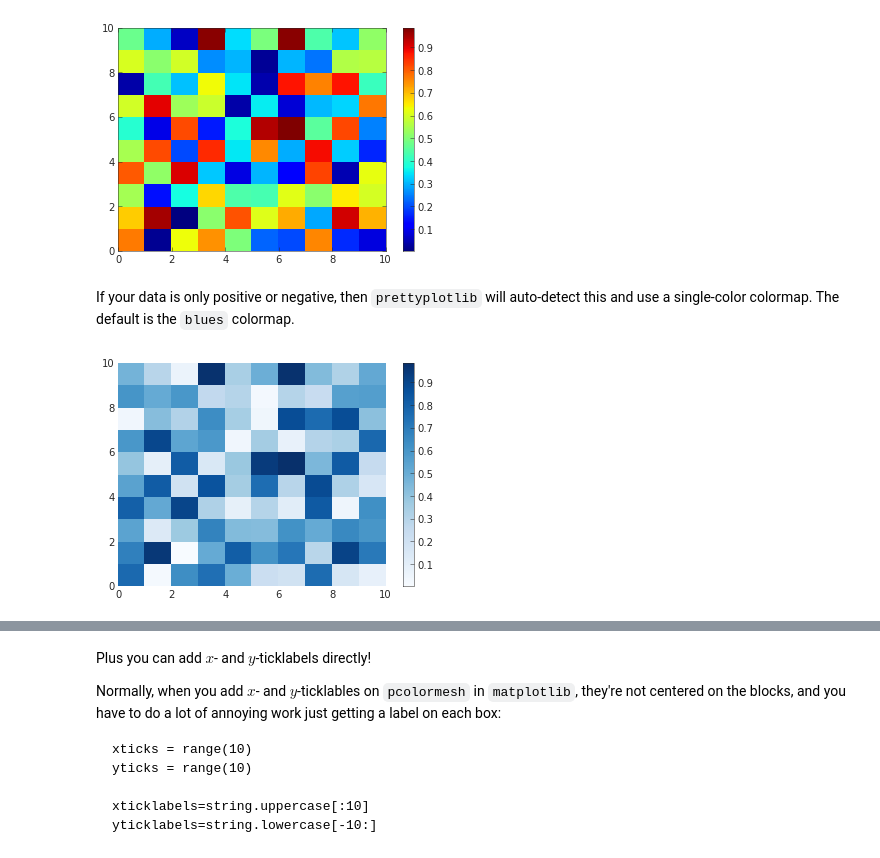
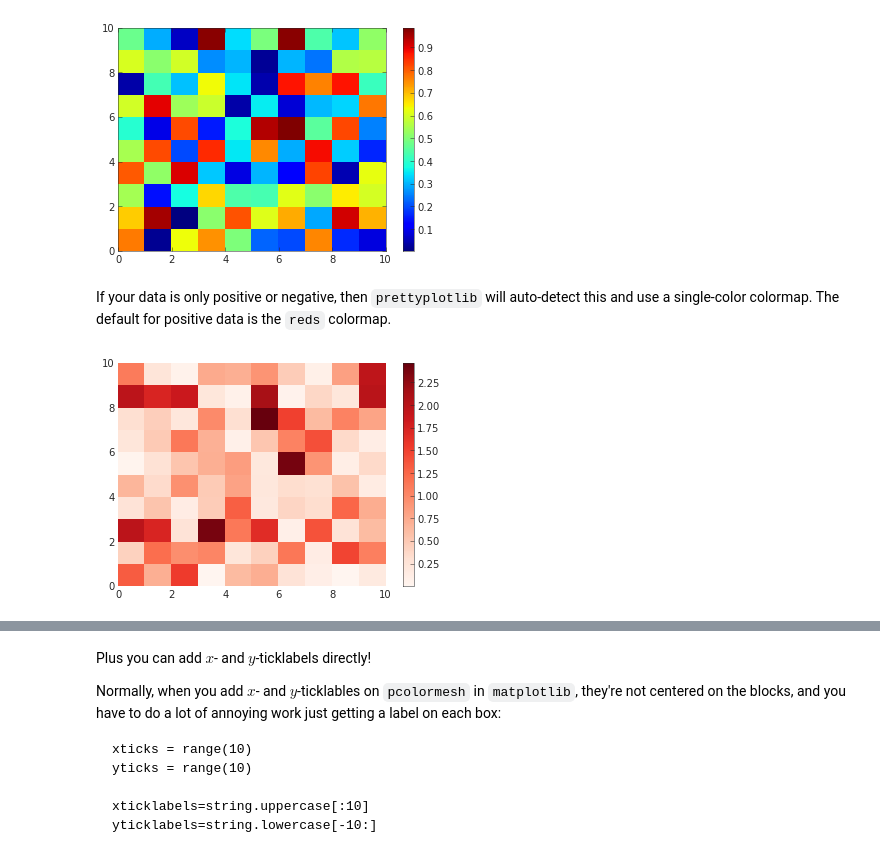
Before and after one commit to olgabot/prettyplotlib, a Jupyter notebook: examples/pcolormesh.ipynb, the cells around one changed output, grey strips where cells are left out. Drawn from its saved outputs; the diff is of its cells as text; code cells hidden in the pictures.

Commit message:
added more pcolormesh examples, including using log normalization

```diff
--- a/examples/pcolormesh.ipynb
+++ b/examples/pcolormesh.ipynb
@@ -59,19 +57,17 @@ fig.savefig('pcolormesh_matplotlib_positive_default.png')
 # %% [output]
 [figure]
 # %% [markdown]
-If your data is only positive or negative, then `prettyplotlib` will auto-detect this and use a single-color colormap. The default is the `blues` colormap.
+If your data is only positive or negative, then `prettyplotlib` will auto-detect this and use a single-color colormap. The default for positive data is the `reds` colormap.
 # %%
 import prettyplotlib as ppl
 from prettyplotlib import plt
 import numpy as np
 
 fig, ax = plt.subplots(1)
 
 np.random.seed(10)
 
-#ax.pcolor(np.random.randn((10,10)))
-#ax.pcolor(np.random.randn(10), np.random.randn(10))
-ppl.pcolormesh(fig, ax, np.random.uniform(size=(10,10)))
+ppl.pcolormesh(fig, ax, np.abs(np.random.randn(10,10)))
 fig.savefig('pcolormesh_prettyplotlib_positive.png')
 # %% [output]
-[figure, old version]
+[figure, new version]
```
Also changed, not shown: parts of 12 cells of this notebook, 10 other files.
